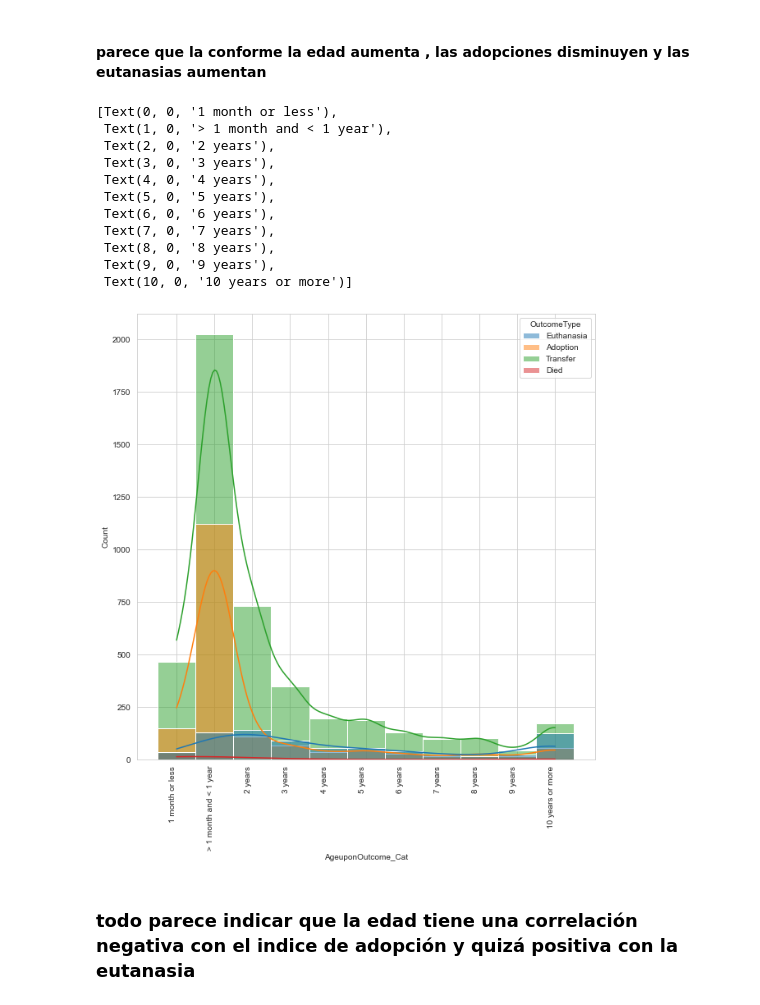
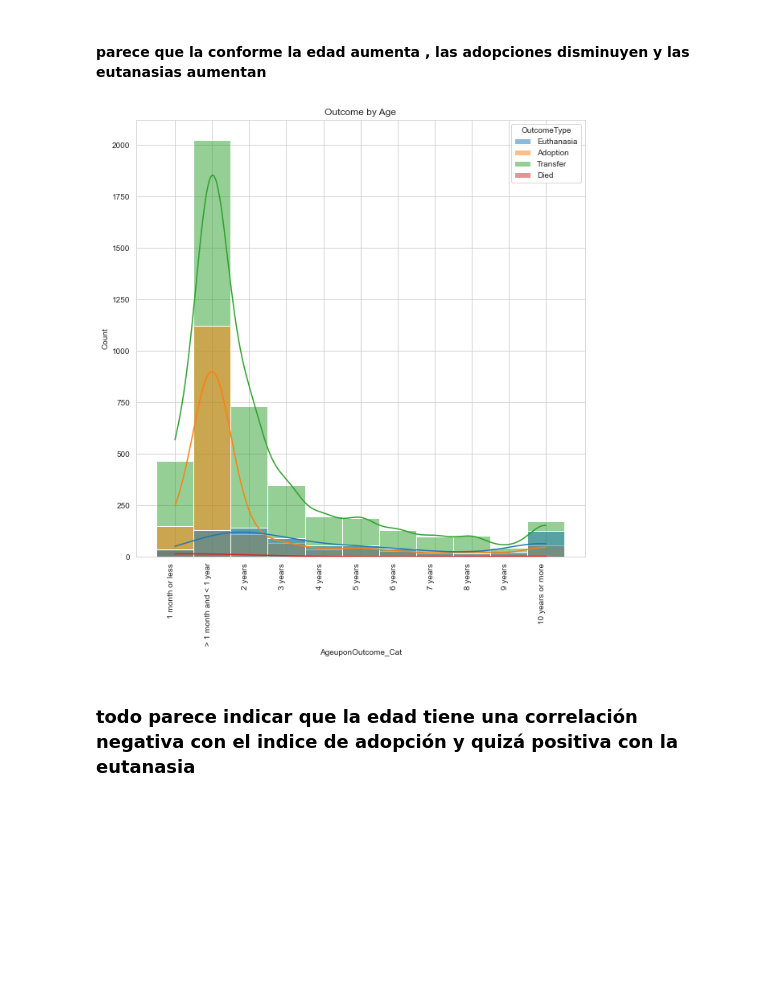
Before and after one commit to ironhack-bcn-data-pt/PR05-project-statistical-analysis, a Jupyter notebook: Project_05_pets.ipynb, the cells around one changed output. Saved outputs shown, nothing was run; the diff lists cells and outputs as text; code cells hidden in the pictures; blank space fills up the shorter version.

```diff
--- a/Project_05_pets.ipynb
+++ b/Project_05_pets.ipynb
@@ -293,23 +295,15 @@ sns.histplot(data=pet_df[pet_df['AgeuponOutcome_Cat'].isin(['2 years','3 years',
 # %%
 plt.figure(figsize=(10,10))
 _plot = sns.histplot(data=pet_df,x='AgeuponOutcome_Cat',hue='OutcomeType',kde=True)
 _plot.set_xticklabels(labels=['1 month or less','> 1 month and < 1 year','2 years',
                              '3 years','4 years','5 years',
                              '6 years','7 years','8 years',
                              '9 years','10 years or more'] , rotation=90, horizontalalignment='right')
+
+plt.title('Outcome by Age')
+plt.savefig('./Figures/AgeOutcomeKde_hist')
 # %% [output]
-[Text(0, 0, '1 month or less'),
- Text(1, 0, '> 1 month and < 1 year'),
- Text(2, 0, '2 years'),
- Text(3, 0, '3 years'),
- Text(4, 0, '4 years'),
- Text(5, 0, '5 years'),
- Text(6, 0, '6 years'),
- Text(7, 0, '7 years'),
- Text(8, 0, '8 years'),
- Text(9, 0, '9 years'),
- Text(10, 0, '10 years or more')]
-[figure, old version]
+[figure, new version]
 # %% [markdown]
 ### todo parece indicar que la edad tiene una correlación negativa con el indice de adopción y quizá positiva con la eutanasia
 # %%
```
Also changed, not shown: parts of 28 cells of this notebook, 19 other files.
